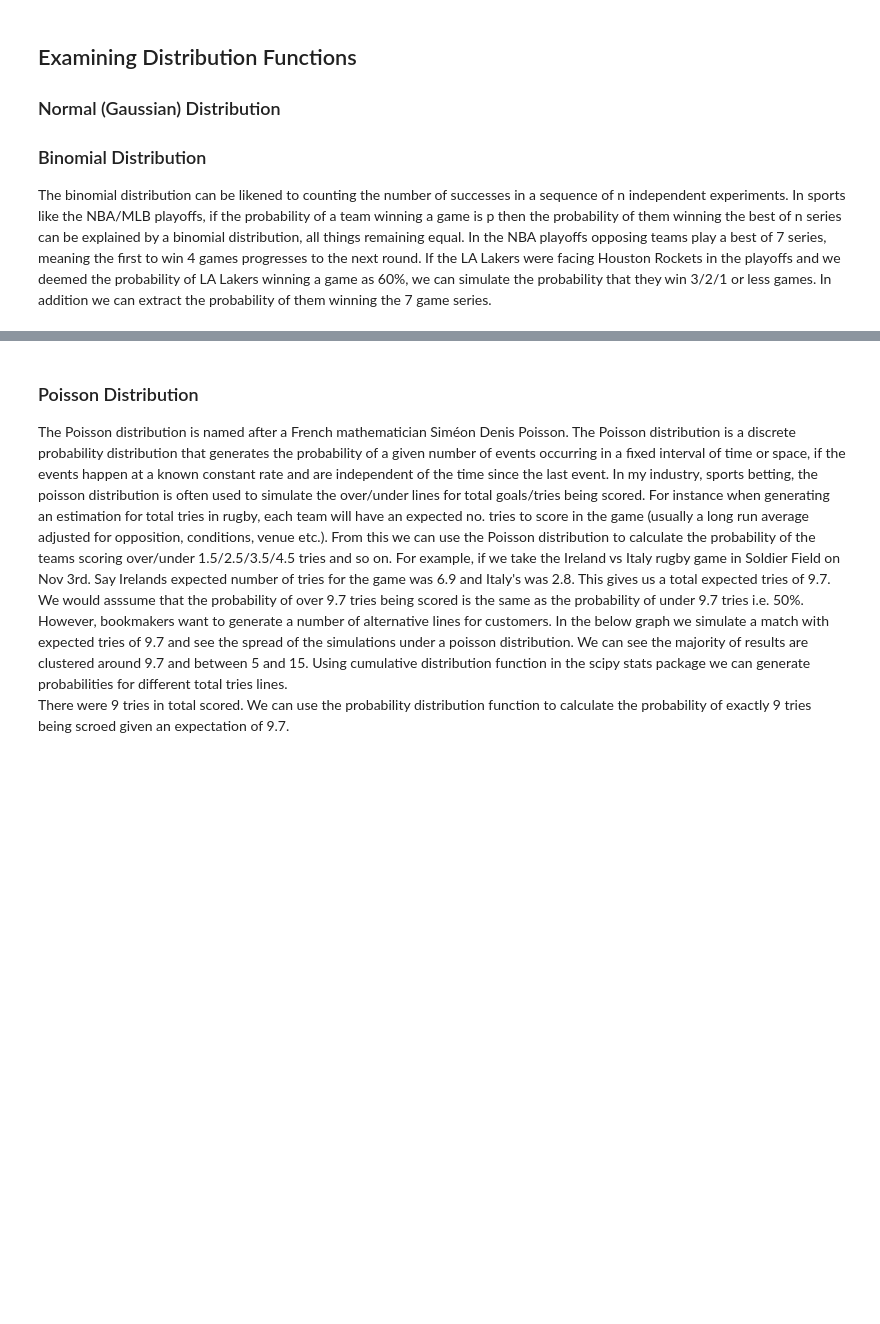
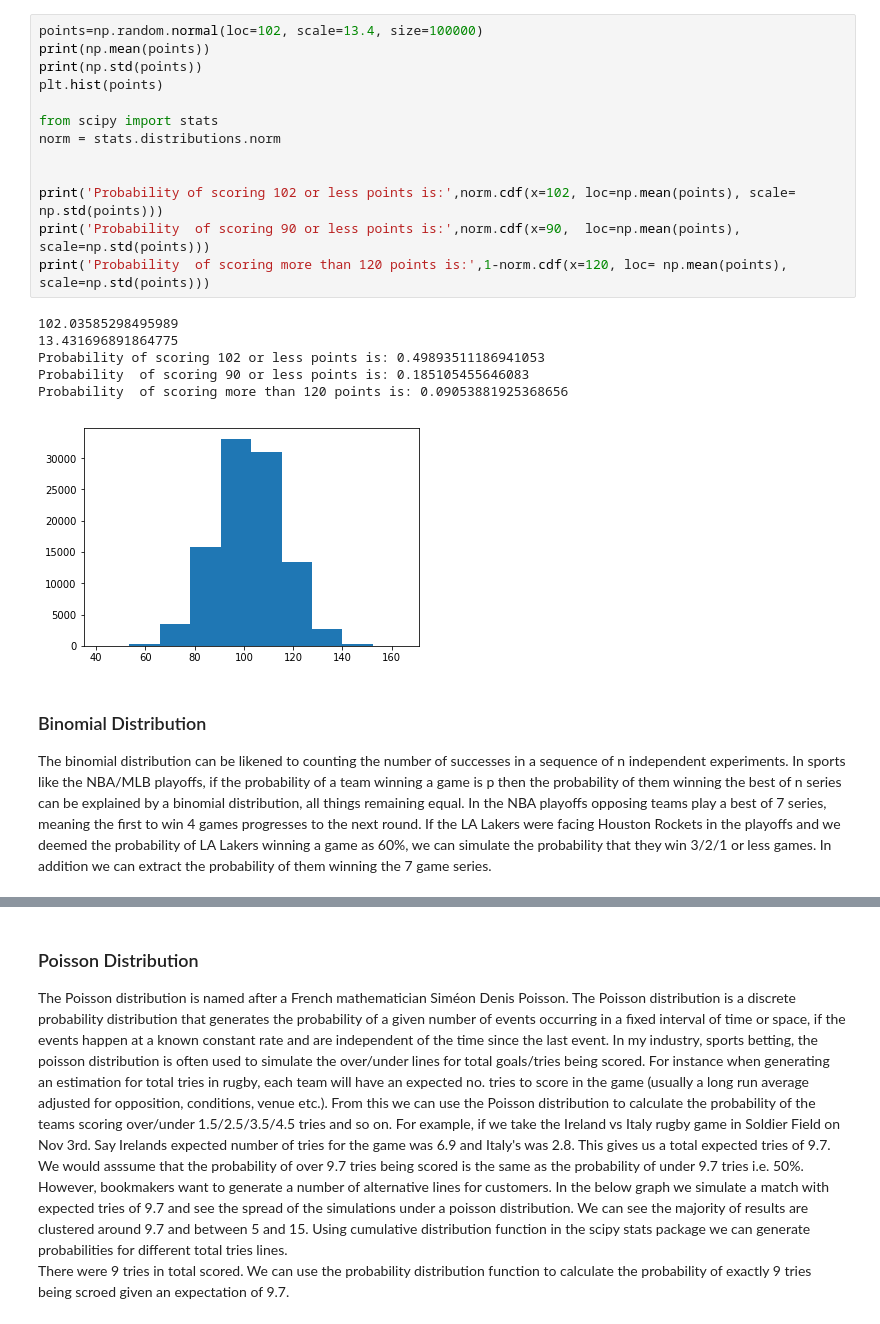
Before and after one commit to diarmuidwhelan/programming_for_data_analysis, a Jupyter notebook: Programming for Data Analysis.ipynb, the cells around one changed output, grey strips where cells are left out. Cells and saved outputs as stored; diff of their text form; blank space fills up the shorter version.

```diff
--- a/Programming for Data Analysis.ipynb
+++ b/Programming for Data Analysis.ipynb
@@ -34,8 +86,24 @@ print([np.random.uniform(0,10) for a in range(4)])
+# %%
+points=np.random.normal(loc=102, scale=13.4, size=100000)
+print(np.mean(points))
+print(np.std(points))
+plt.hist(points)
+
+from scipy import stats
+norm = stats.distributions.norm
+
+
+print('Probability of scoring 102 or less points is:',norm.cdf(x=102, loc=np.mean(points), scale= np.std(points)))
+print('Probability  of scoring 90 or less points is:',norm.cdf(x=90,  loc=np.mean(points),  scale=np.std(points)))
+print('Probability  of scoring more than 120 points is:',1-norm.cdf(x=120, loc= np.mean(points), scale=np.std(points)))
+# %% [output]
+102.03585298495989
+13.431696891864775
+Probability of scoring 102 or less points is: 0.49893511186941053
+Probability  of scoring 90 or less points is: 0.185105455646083
+Probability  of scoring more than 120 points is: 0.09053881925368656
+[figure, added]
 # %% [markdown]
-## Examining Distribution Functions
-
-### Normal (Gaussian) Distribution
-
 ### Binomial Distribution
 The binomial distribution can be likened to counting the number of successes in a sequence of n independent experiments. In sports like the NBA/MLB playoffs, if the probability of a team winning a game is p then the probability of them winning the best of n series can be explained by a binomial distribution, all things remaining equal.
 In the NBA playoffs opposing teams play a best of 7 series, meaning the first to win 4 games progresses to the next round. If the LA Lakers were facing Houston Rockets in the playoffs and we deemed the probability of LA Lakers winning a game as 60%, we can simulate the probability that they win 3/2/1 or less games. In addition we can extract the probability of them winning the 7 game series.
```
Also changed, not shown: parts of 16 cells of this notebook.
